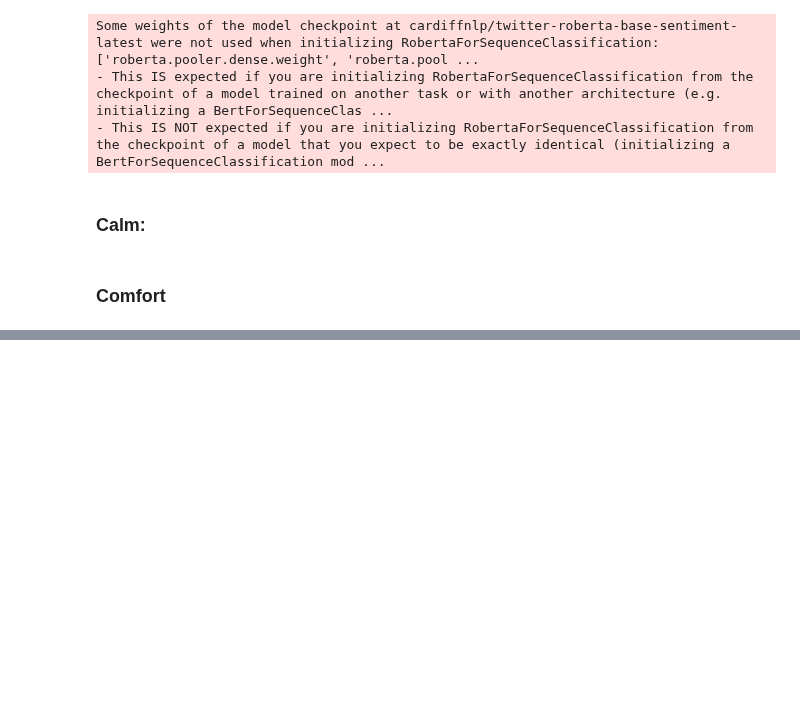
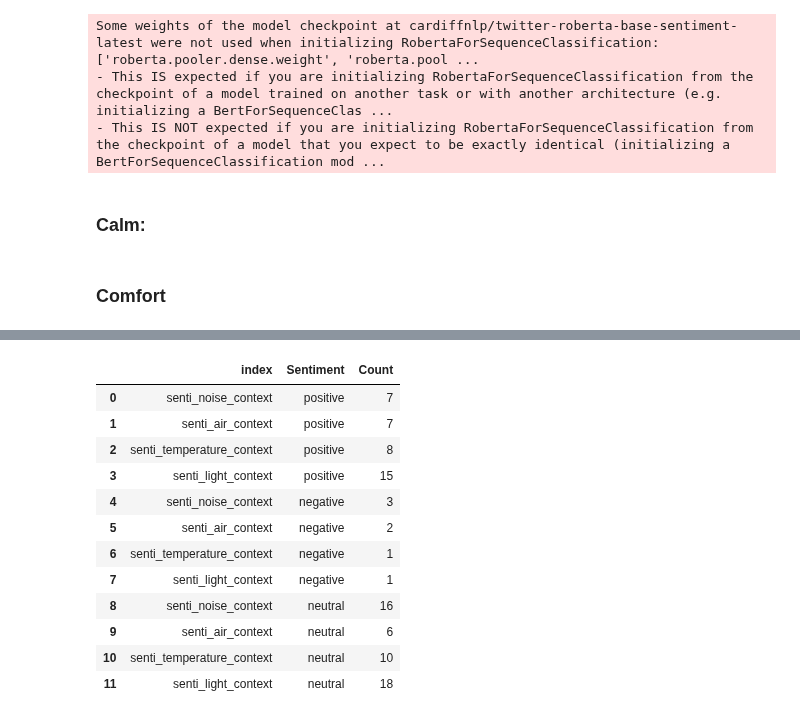
Before and after one commit to shrutirao94/language-comfort-emotions, a Jupyter notebook: sentiment-analysis.ipynb, the cells around one changed output, grey strips where cells are left out. Saved outputs shown, nothing was run; the diff lists cells and outputs as text; code cells hidden in the pictures; blank space fills up the shorter version.

```diff
--- a/sentiment-analysis.ipynb
+++ b/sentiment-analysis.ipynb
@@ -545,0 +536,41 @@ plt.tight_layout()
+# %%
+# Initialize counters for sentiment distribution
+sentiment_distribution = {
+    'positive': [],
+    'negative': [],
+    'neutral': []
+}
+
+# Iterate through sentiment columns and extract sentiment distributions
+for column in df.columns[5:]:
+    # print("col:", column)
+    sentiments = df[column]
+    # print("SENTI:", sentiments)
+    sentiment_count = {'positive': 0, 'negative': 0, 'neutral': 0}
+    for sentiment in sentiments:
+        if len(sentiment) > 0:
+            label = sentiment[0]['label']
+            # print("LABEL", label)
+            # print(" ")
+            sentiment_count[label] += 1
+    sentiment_distribution['positive'].append(sentiment_count['positive'])
+    sentiment_distribution['negative'].append(sentiment_count['negative'])
+    sentiment_distribution['neutral'].append(sentiment_count['neutral'])
+# %%
+dist_df = pd.DataFrame(sentiment_distribution, index=df.columns[5:])
+dist_df = dist_df.melt(var_name='Sentiment', value_name='Count', ignore_index=False).reset_index()
+dist_df
+# %% [output]
+|  | index | Sentiment | Count |
+| 0 | senti_noise_context | positive | 7 |
+| 1 | senti_air_context | positive | 7 |
+| 2 | senti_temperature_context | positive | 8 |
+| 3 | senti_light_context | positive | 15 |
+| 4 | senti_noise_context | negative | 3 |
+| 5 | senti_air_context | negative | 2 |
+| 6 | senti_temperature_context | negative | 1 |
+| 7 | senti_light_context | negative | 1 |
+| 8 | senti_noise_context | neutral | 16 |
+| 9 | senti_air_context | neutral | 6 |
+| 10 | senti_temperature_context | neutral | 10 |
+| 11 | senti_light_context | neutral | 18 |
```
Also changed, not shown: parts of 8 cells of this notebook.
